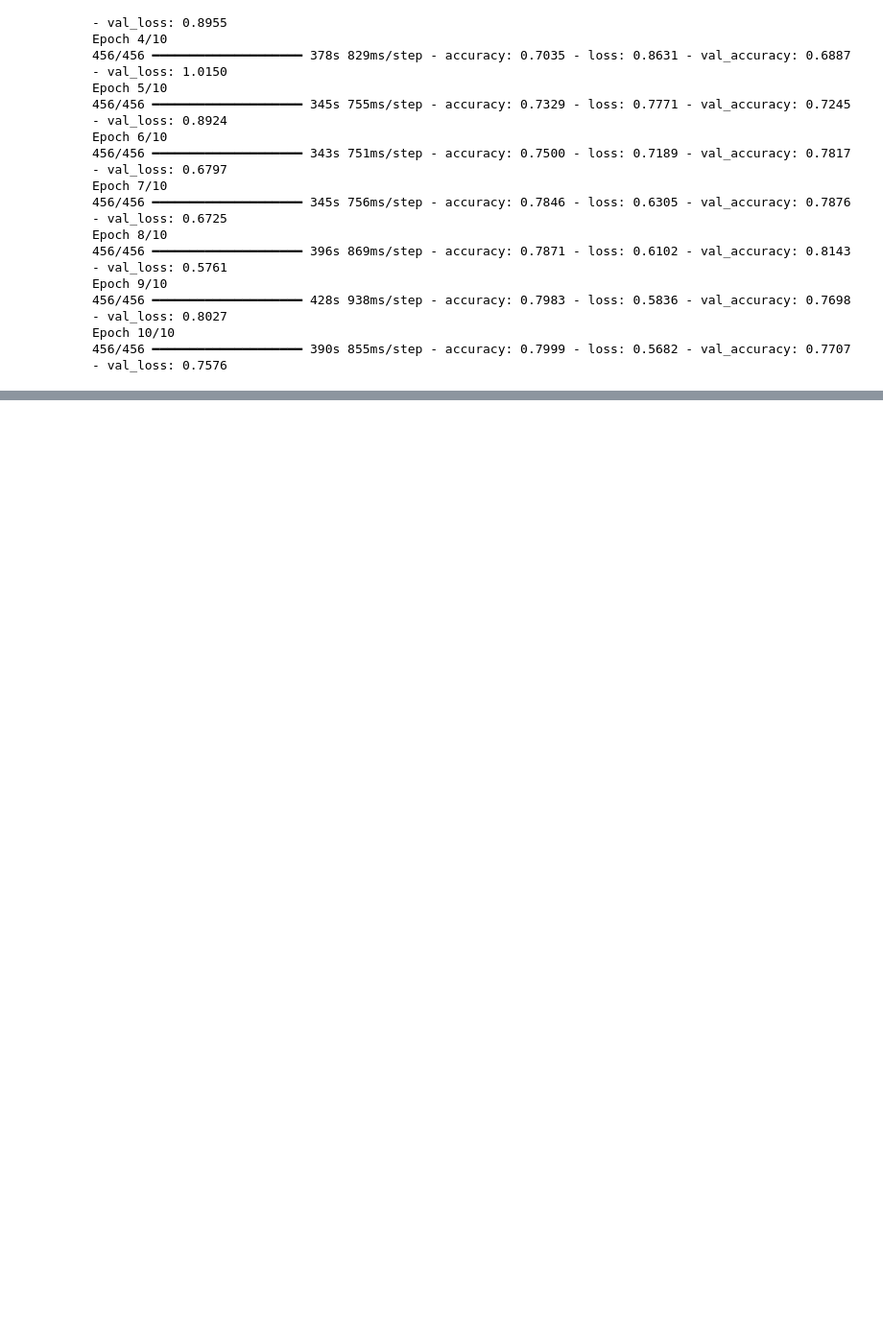
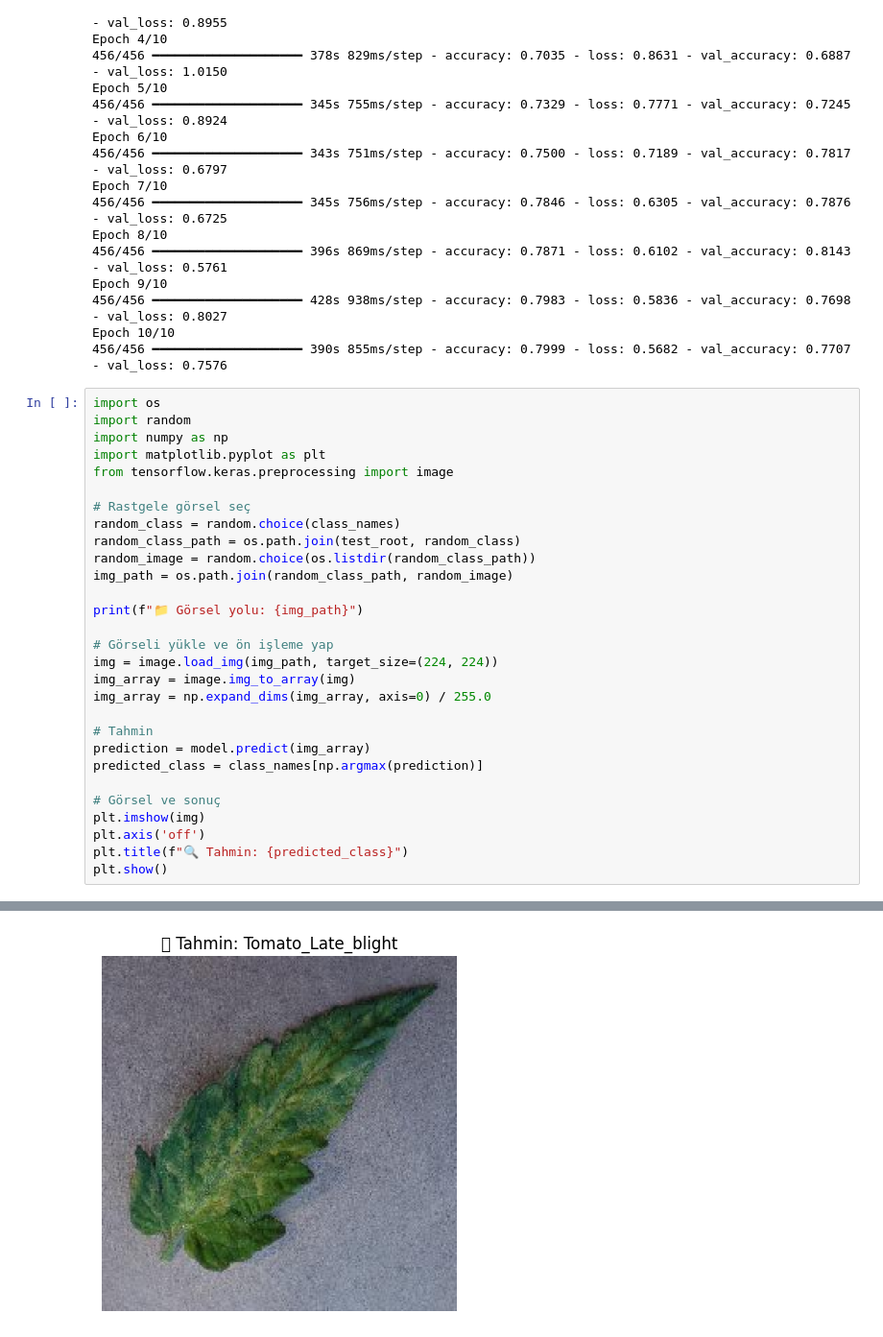
Before and after one commit to alpersalih/ai-lab, a Jupyter notebook: plant-disease-detection/notebooks/plant-disease-detection.ipynb, the cells around one changed output, grey strips where cells are left out. Shown at 96% size. Drawn from its saved outputs; the diff is of its cells as text; blank space fills up the shorter version.

```diff
--- a/plant-disease-detection/notebooks/plant-disease-detection.ipynb
+++ b/plant-disease-detection/notebooks/plant-disease-detection.ipynb
@@ -173,3 +173,33 @@ Epoch 9/10
 456/456 ━━━━━━━━━━━━━━━━━━━━ 428s 938ms/step - accuracy: 0.7983 - loss: 0.5836 - val_accuracy: 0.7698 - val_loss: 0.8027
 Epoch 10/10
 456/456 ━━━━━━━━━━━━━━━━━━━━ 390s 855ms/step - accuracy: 0.7999 - loss: 0.5682 - val_accuracy: 0.7707 - val_loss: 0.7576
+# %%
+import os
+import random
+import numpy as np
+import matplotlib.pyplot as plt
+from tensorflow.keras.preprocessing import image
+
+# Rastgele görsel seç
+random_class = random.choice(class_names)
+random_class_path = os.path.join(test_root, random_class)
+random_image = random.choice(os.listdir(random_class_path))
+img_path = os.path.join(random_class_path, random_image)
+
+print(f"📁 Görsel yolu: {img_path}")
+
+# Görseli yükle ve ön işleme yap
+img = image.load_img(img_path, target_size=(224, 224))
+img_array = image.img_to_array(img)
+img_array = np.expand_dims(img_array, axis=0) / 255.0
+
+# Tahmin
+prediction = model.predict(img_array)
+predicted_class = class_names[np.argmax(prediction)]
+
+# Görsel ve sonuç
+plt.imshow(img)
+plt.axis('off')
+plt.title(f"🔍 Tahmin: {predicted_class}")
+plt.show()
+# %% [output]
@@ -175,0 +208 @@ Epoch 10/10
+[figure, added]
```
Also changed, not shown: parts of 1 cell of this notebook.
